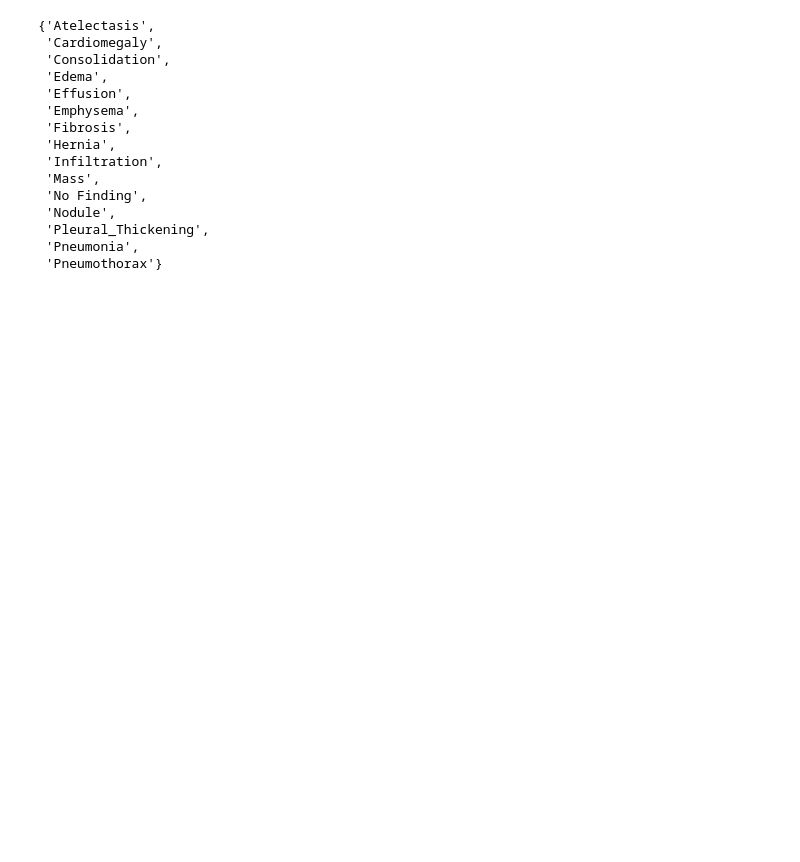
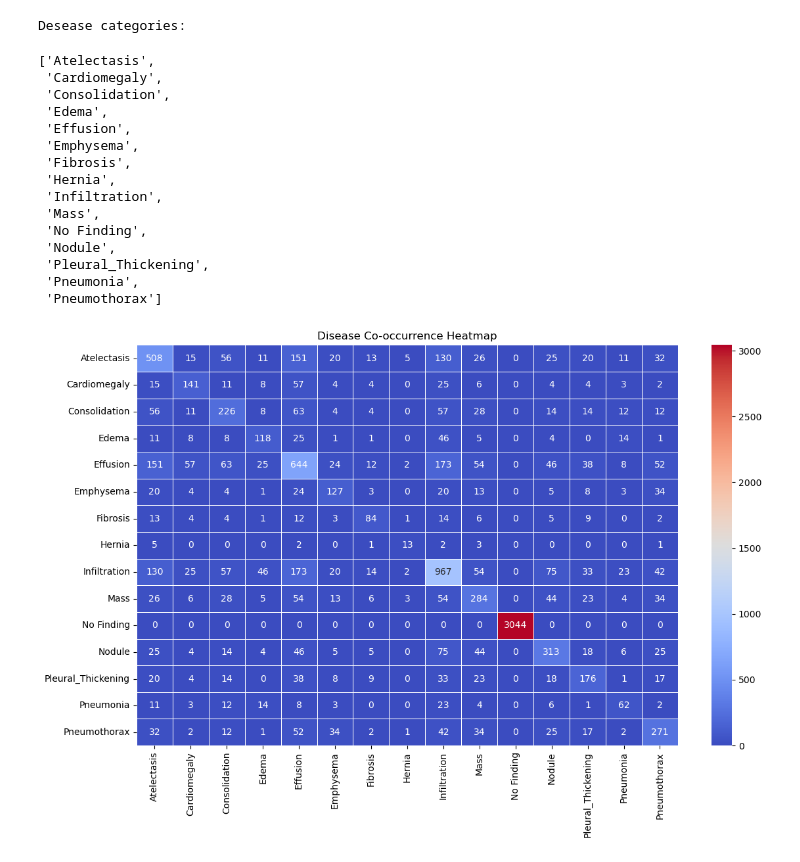
Before and after one commit to alexisvannson/super-couscous, a Jupyter notebook: notebooks/eda.ipynb, the cells around one changed output. Cells and saved outputs as stored; diff of their text form; code cells hidden in the pictures; blank space fills up the shorter version.

```diff
--- a/notebooks/eda.ipynb
+++ b/notebooks/eda.ipynb
@@ -14,21 +14,59 @@ df.head()
 | 4 | 00000032_001.png | Cardiomegaly|Edema|Effusion | 1 | 32 | 055Y | F | AP | ... |
 # %%
 import itertools
-
-print(f"desease categories (len: {len(set(itertools.chain.from_iterable(df["Finding Labels"].str.split("|"))))})is {set(itertools.chain.from_iterable(df["Finding Labels"].str.split("|")))}" )
+print("Desease categories:")
+deseases = sorted(set(itertools.chain.from_iterable(df["Finding Labels"].str.split("|"))))
+deseases
 # %% [output]
-{'Atelectasis',
- 'Cardiomegaly',
- 'Consolidation',
- 'Edema',
- 'Effusion',
- 'Emphysema',
- 'Fibrosis',
- 'Hernia',
- 'Infiltration',
- 'Mass',
- 'No Finding',
- 'Nodule',
- 'Pleural_Thickening',
- 'Pneumonia',
- 'Pneumothorax'}
+Desease categories:
+['Atelectasis',
+ 'Cardiomegaly',
+ 'Consolidation',
+ 'Edema',
+ 'Effusion',
+ 'Emphysema',
+ 'Fibrosis',
+ 'Hernia',
+ 'Infiltration',
+ 'Mass',
+ 'No Finding',
+ 'Nodule',
+ 'Pleural_Thickening',
+ 'Pneumonia',
+ 'Pneumothorax']
+# %%
+# Create one-hot encoded disease columns for each disease
+disease_columns = sorted(set(itertools.chain.from_iterable(df["Finding Labels"].str.split("|"))))
+for disease in disease_columns:
+    df[disease] = df["Finding Labels"].str.split("|").apply(lambda x: int(disease in x))
+
+df.drop(columns=['Finding Labels'], inplace=True)
+# %%
+# Visualize the real disease co-occurrence matrix in the actual dataframe
+
+import matplotlib.pyplot as plt
+import seaborn as sns
+import numpy as np
+
+# Disease columns (these were computed earlier and dropped "Finding Labels")
+disease_cols = [col for col in df.columns if col not in [
+    'Image Index', 'Follow-up #', 'Patient ID', 'Patient Age', 'Patient Gender',
+    'View Position', 'OriginalImageWidth', 'OriginalImageHeight',
+    'OriginalImagePixelSpacing_x', 'OriginalImagePixelSpacing_y'
+]]
+
+# Compute the co-occurrence matrix: how often each pair of diseases occurs together
+co_matrix = np.zeros((len(disease_cols), len(disease_cols)), dtype=int)
+for i, d1 in enumerate(disease_cols):
+    for j, d2 in enumerate(disease_cols):
+        co_matrix[i, j] = ((df[d1] == 1) & (df[d2] == 1)).sum()
+
+plt.figure(figsize=(12, 8))
+sns.heatmap(co_matrix, annot=True, fmt='d', xticklabels=disease_cols, yticklabels=disease_cols, cmap="coolwarm", linewidths=0.5)
+plt.title("Disease Co-occurrence Heatmap")
+plt.xticks(rotation=90)
+plt.yticks(rotation=0)
+plt.tight_layout()
+plt.show()
+# %% [output]
+[figure, added]
```
Also changed, not shown: parts of 9 cells of this notebook, 4 other files.
